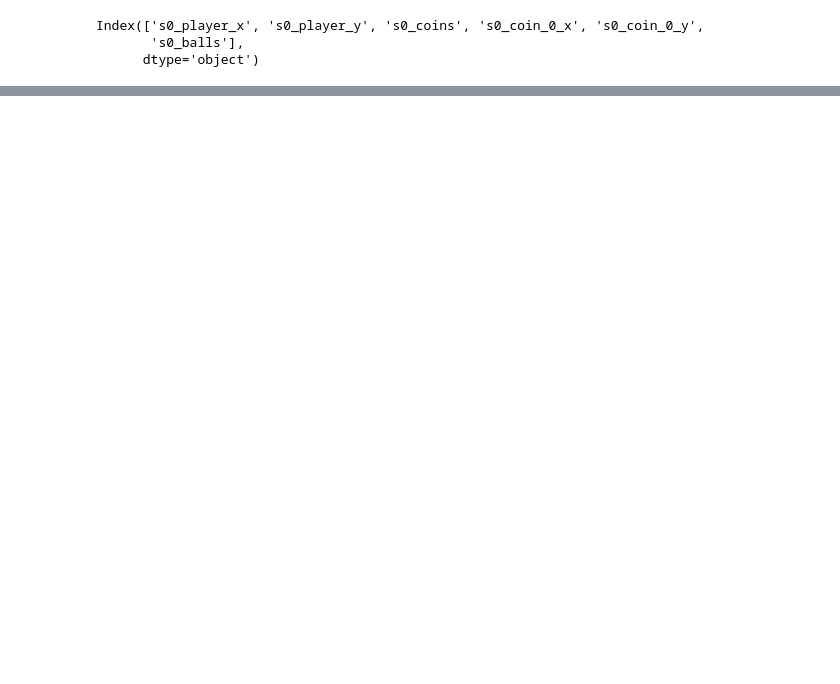
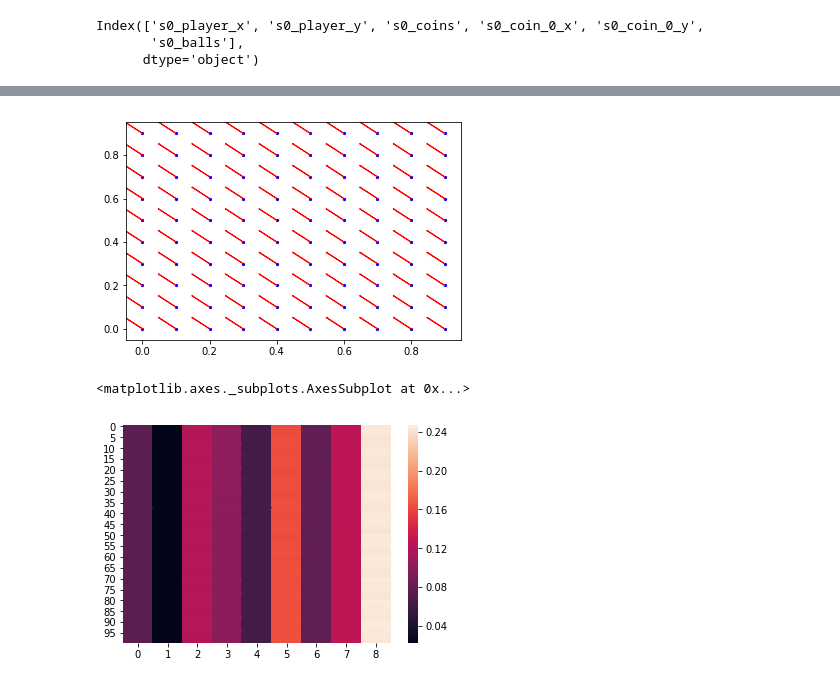
Before and after one commit to mallibus/Arcade, a Jupyter notebook: Behavior analysis.ipynb, the cells around one changed output, grey strips where cells are left out. Drawn from its saved outputs; the diff is of its cells as text; code cells hidden in the pictures; blank space fills up the shorter version.

```diff
--- a/Behavior analysis.ipynb
+++ b/Behavior analysis.ipynb
@@ -154,0 +238,21 @@ status = df.loc[loc1][df.columns[1:7]].values
+# %%
+model = load_model("model.h5")
+
+x_p = [p/400 for p in range(0,400,40)]
+y_p = [p/400 for p in range(0,400,40)]
+
+q = []
+for x in x_p:
+    for y in y_p:
+        plt.scatter(x,y,s=5,color='b')
+        status = np.array([x,y,1,0.5,0.5,0])
+        q.append(model.predict(np.matrix(status))[0])
+        dx,dy = pick_dql_action(status)
+        plt.arrow(x,y,dx,dy,color='r')
+
+plt.show()
+sns.heatmap(pd.DataFrame(q))
+# %% [output]
+[figure, added]
+<matplotlib.axes._subplots.AxesSubplot at 0x...>
+[figure, added]
```
Also changed, not shown: parts of 41 cells of this notebook, 2 other files.
